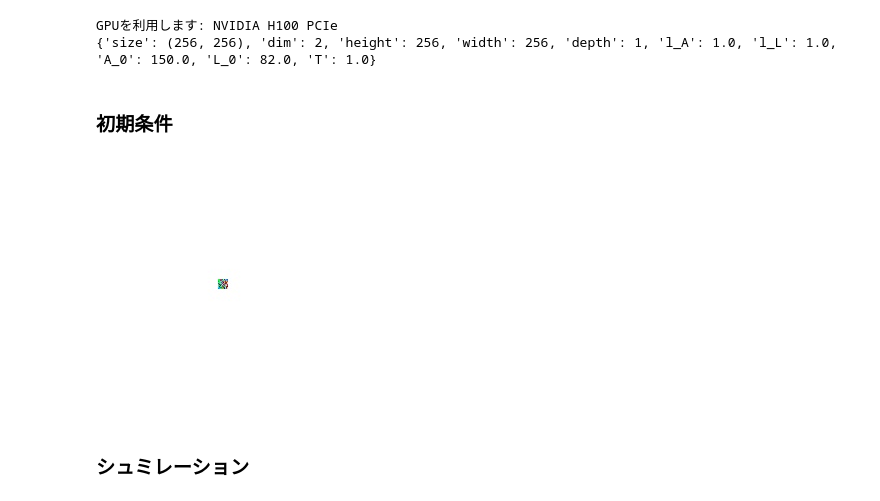
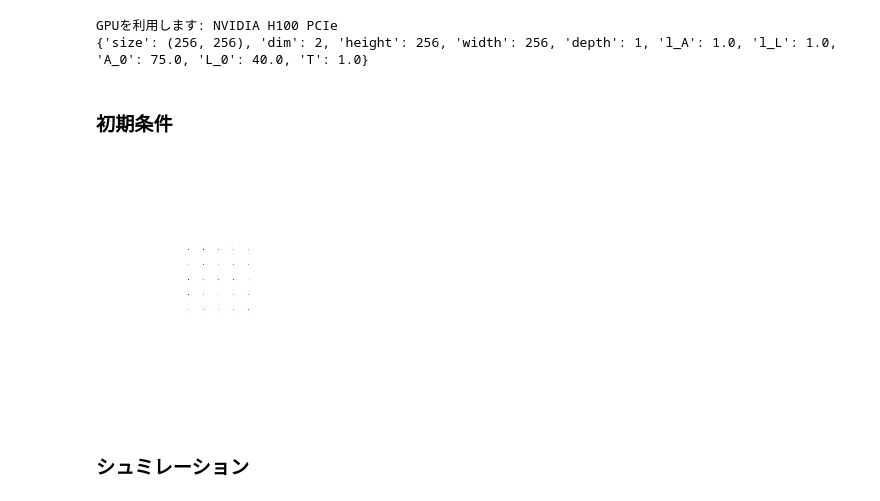
Before and after one commit to KotShinZ/cpm_torch, a Jupyter notebook: examples/diffusion.ipynb, the cells around one changed output. Drawn from its saved outputs; the diff is of its cells as text; code cells hidden in the pictures.

```diff
--- a/examples/diffusion.ipynb
+++ b/examples/diffusion.ipynb
@@ -20,25 +38,25 @@ else:
 config = CPM_config(
     l_A=1.0,  # 面積エネルギー項の係数λ_A
     l_L=1.0,  # 周囲長エネルギー項の係数λ_L
-    A_0=150.0,  # 目標細胞面積 A_0
-    L_0=82.0,  # 目標細胞周囲長 L_0
+    A_0=75.0,  # 目標細胞面積 A_0
+    L_0=40.0,  # 目標細胞周囲長 L_0
     T=1.0,  # 温度パラメータ T
 )
 print(config.__dict__)
 # %% [output]
 GPUを利用します: NVIDIA H100 PCIe
-{'size': (256, 256), 'dim': 2, 'height': 256, 'width': 256, 'depth': 1, 'l_A': 1.0, 'l_L': 1.0, 'A_0': 150.0, 'L_0': 82.0, 'T': 1.0}
+{'size': (256, 256), 'dim': 2, 'height': 256, 'width': 256, 'depth': 1, 'l_A': 1.0, 'l_L': 1.0, 'A_0': 75.0, 'L_0': 40.0, 'T': 1.0}
 # %% [markdown]
 ### 初期条件
 # %%
 cpm = CPM(config, device)  # CPMのインスタンスを作成
 
-for x in range(10):
-    for y in range(10):
-        cpm.add_cell(x + 122, y + 122)
+for x in range(-2, 3):
+    for y in range(-2, 3):
+        cpm.add_cell(x * 15 + 122, y * 15 + 122)
 imshow_map(cpm.map_tensor)  # 初期状態を表示
 # %% [output]
-[figure, old version]
+[figure, new version]
 # %% [markdown]
 ### シュミレーション
 # %%
```
Also changed, not shown: parts of 2 cells of this notebook, 11 other files.
